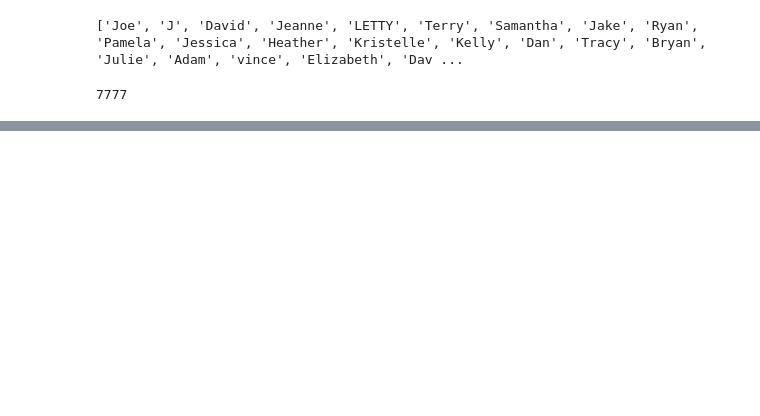
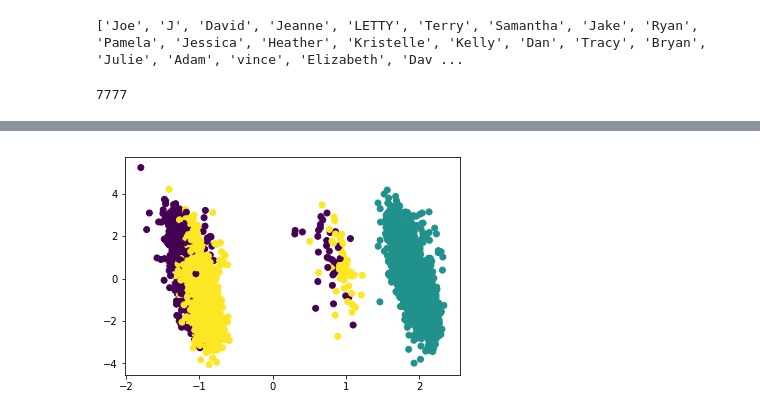
Before and after one commit to skickham/Casper_Mattresses, a Jupyter notebook: Casper Case Study.ipynb, the cells around one changed output, grey strips where cells are left out. Saved outputs shown, nothing was run; the diff lists cells and outputs as text; code cells hidden in the pictures; blank space fills up the shorter version.

```diff
--- a/Casper Case Study.ipynb
+++ b/Casper Case Study.ipynb
@@ -426,0 +880,9 @@ print(len(location_lst), len(lat_lst), len(long_lst))
+# %%
+#visualize with pca
+
+from sklearn.decomposition import PCA
+
+pca = PCA()
+cc2 = pca.set_params(n_components=2).fit_transform(cc.drop(axis=1, columns='Cluster_Labels'))
+
+cc2
@@ -426,0 +897,5 @@ print(len(location_lst), len(lat_lst), len(long_lst))
+# %%
+plt.scatter(cc2[:,0], cc2[:,1], c=cc.Cluster_Labels)
+plt.show()
+# %% [output]
+[figure, added]
```
Also changed, not shown: parts of 73 cells of this notebook, 9 other files.
